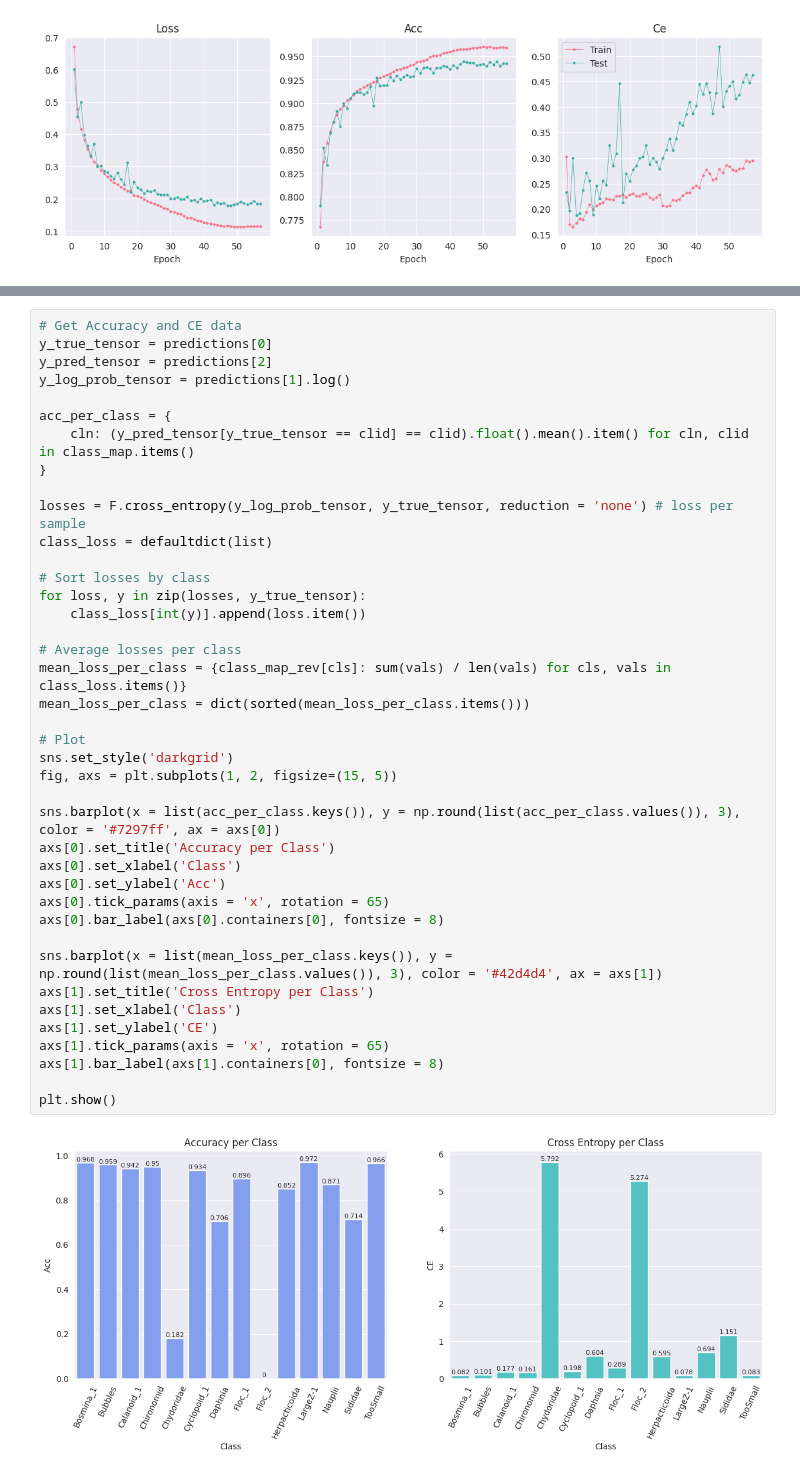
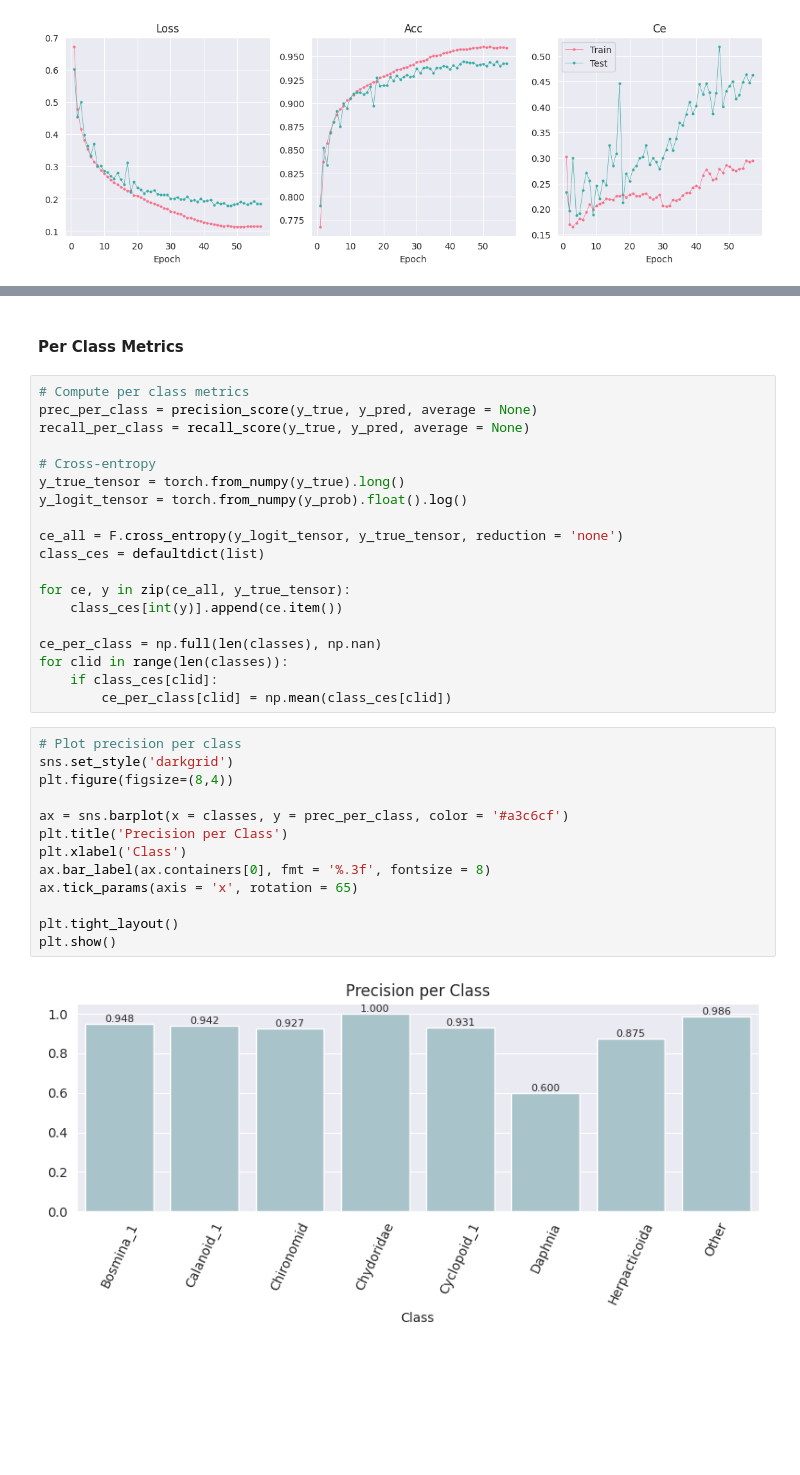
Before and after one commit to sofiar/Analysis_zooplankton, a Jupyter notebook: visualize_train_results.ipynb, the cells around one changed output, grey strips where cells are left out. Cells and saved outputs as stored; diff of their text form; blank space fills up the shorter version.

```diff
--- a/visualize_train_results.ipynb
+++ b/visualize_train_results.ipynb
@@ -160,42 +244,36 @@ plt.show()
-# %%
-# Get Accuracy and CE data
-y_true_tensor = predictions[0]
-y_pred_tensor = predictions[2]
-y_log_prob_tensor = predictions[1].log()
-
-acc_per_class = {
-    cln: (y_pred_tensor[y_true_tensor == clid] == clid).float().mean().item() for cln, clid in class_map.items()
-}
-
-losses = F.cross_entropy(y_log_prob_tensor, y_true_tensor, reduction = 'none') # loss per sample
-class_loss = defaultdict(list)
-
-# Sort losses by class
-for loss, y in zip(losses, y_true_tensor):
-    class_loss[int(y)].append(loss.item())
-
-# Average losses per class
-mean_loss_per_class = {class_map_rev[cls]: sum(vals) / len(vals) for cls, vals in class_loss.items()}
-mean_loss_per_class = dict(sorted(mean_loss_per_class.items()))
-
-# Plot
-sns.set_style('darkgrid')
-fig, axs = plt.subplots(1, 2, figsize=(15, 5))
-
-sns.barplot(x = list(acc_per_class.keys()), y = np.round(list(acc_per_class.values()), 3), color = '#7297ff', ax = axs[0])
-axs[0].set_title('Accuracy per Class')
-axs[0].set_xlabel('Class')
-axs[0].set_ylabel('Acc')
-axs[0].tick_params(axis = 'x', rotation = 65)
-axs[0].bar_label(axs[0].containers[0], fontsize = 8)
-
-sns.barplot(x = list(mean_loss_per_class.keys()), y = np.round(list(mean_loss_per_class.values()), 3), color = '#42d4d4', ax = axs[1])
-axs[1].set_title('Cross Entropy per Class')
-axs[1].set_xlabel('Class')
-axs[1].set_ylabel('CE')
-axs[1].tick_params(axis = 'x', rotation = 65)
-axs[1].bar_label(axs[1].containers[0], fontsize = 8)
-
-plt.show()
-# %% [output]
-[figure, removed]
+# %% [markdown]
+#### Per Class Metrics
+# %%
+# Compute per class metrics
+prec_per_class = precision_score(y_true, y_pred, average = None)
+recall_per_class = recall_score(y_true, y_pred, average = None)
+
+# Cross-entropy
+y_true_tensor = torch.from_numpy(y_true).long()
+y_logit_tensor = torch.from_numpy(y_prob).float().log()
+
+ce_all = F.cross_entropy(y_logit_tensor, y_true_tensor, reduction = 'none')
+class_ces = defaultdict(list)
+
+for ce, y in zip(ce_all, y_true_tensor):
+    class_ces[int(y)].append(ce.item())
+
+ce_per_class = np.full(len(classes), np.nan)
+for clid in range(len(classes)):
+    if class_ces[clid]:
+        ce_per_class[clid] = np.mean(class_ces[clid])
+# %%
+# Plot precision per class
+sns.set_style('darkgrid')
+plt.figure(figsize=(8,4))
+
+ax = sns.barplot(x = classes, y = prec_per_class, color = '#a3c6cf')
+plt.title('Precision per Class')
+plt.xlabel('Class')
+ax.bar_label(ax.containers[0], fmt = '%.3f', fontsize = 8)
+ax.tick_params(axis = 'x', rotation = 65)
+
+plt.tight_layout()
+plt.show()
+# %% [output]
+[figure, added]
```
Also changed, not shown: parts of 25 cells of this notebook, 2 other files.
